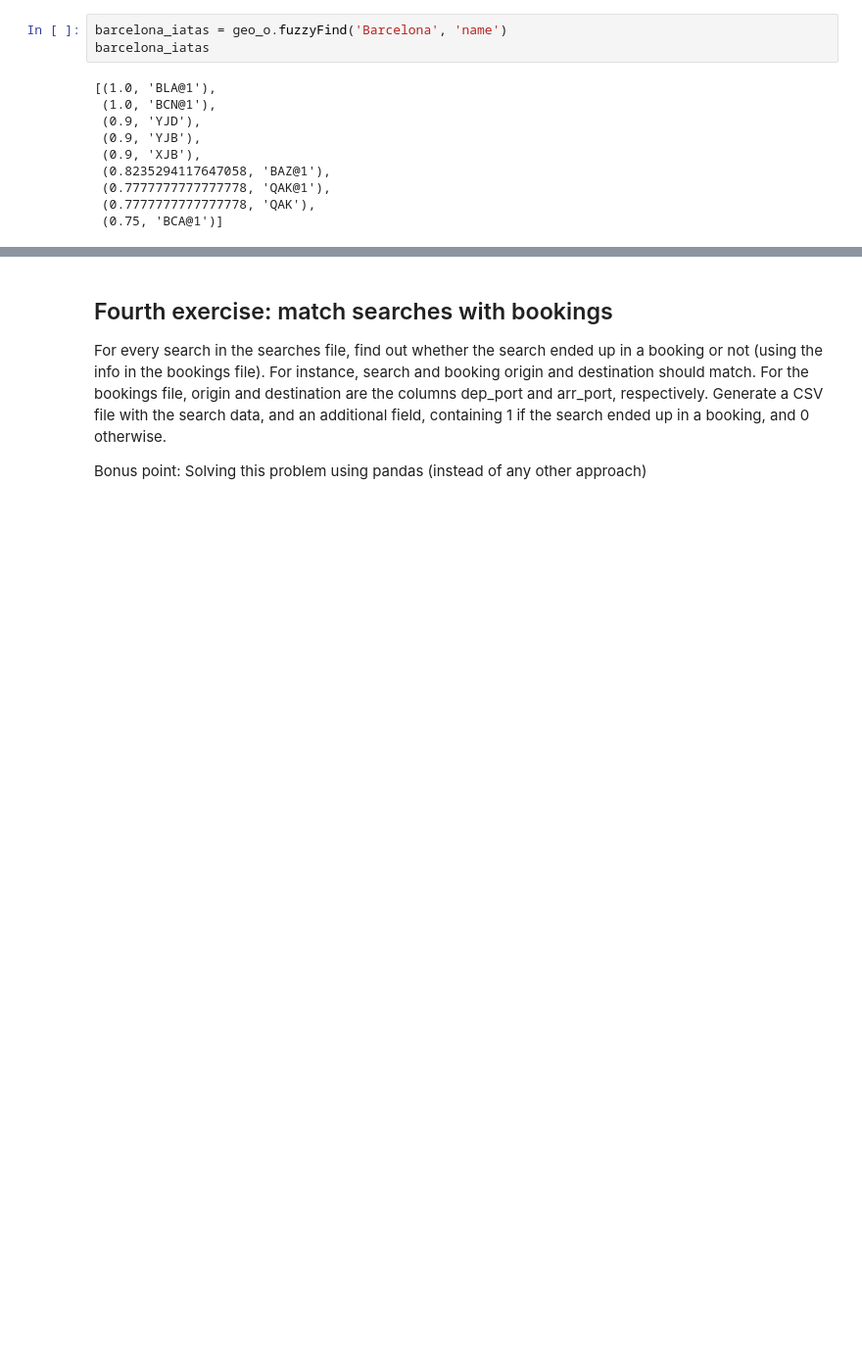
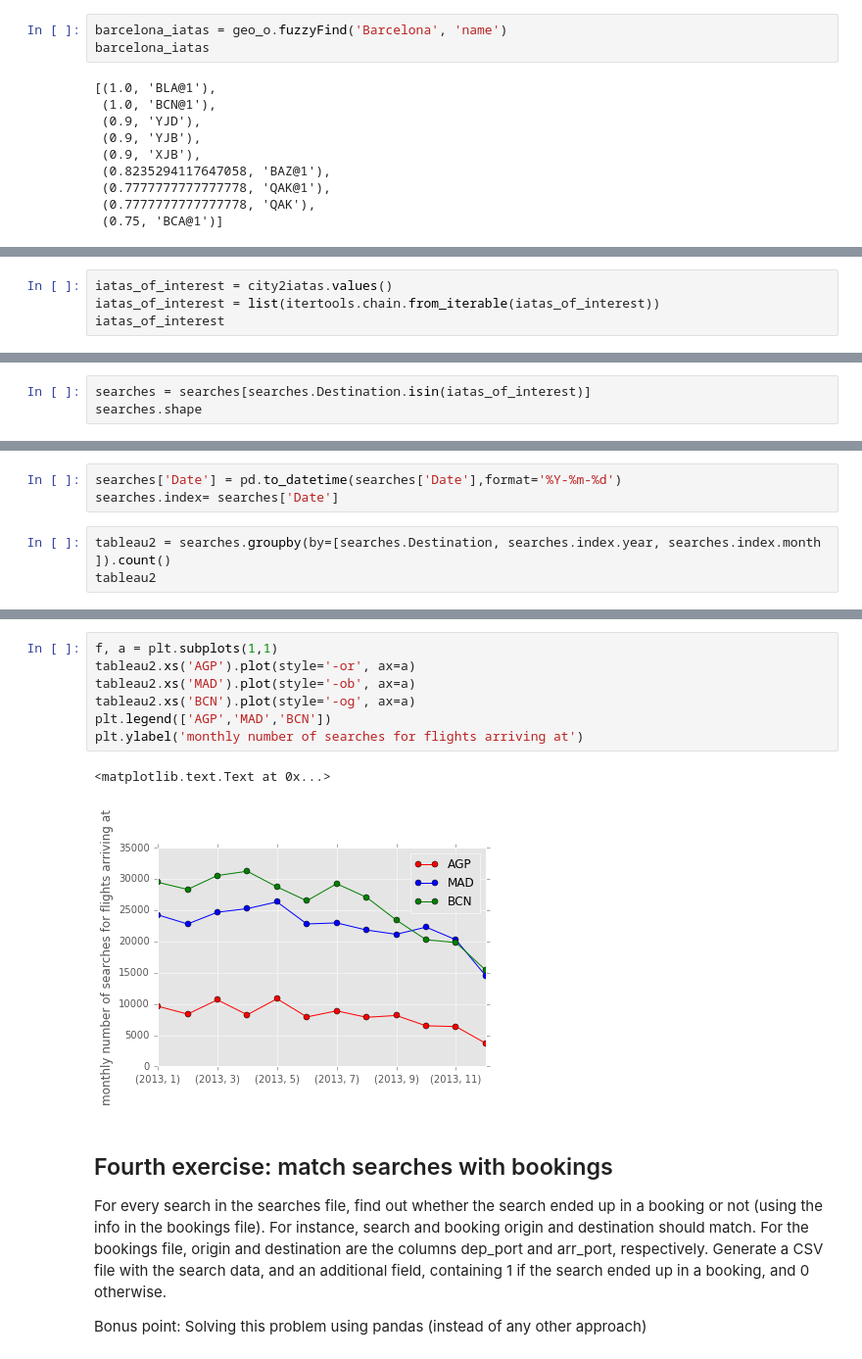
Before and after one commit to frallain/amadeus_challenge, a Jupyter notebook: amadeus_challenge.ipynb, the cells around one changed output, grey strips where cells are left out. Shown at 98% size. Saved outputs shown, nothing was run; the diff lists cells and outputs as text; blank space fills up the shorter version.

```diff
--- a/amadeus_challenge.ipynb
+++ b/amadeus_challenge.ipynb
@@ -159,0 +166,4 @@ city2iatas
+# %%
+iatas_of_interest = city2iatas.values()
+iatas_of_interest = list(itertools.chain.from_iterable(iatas_of_interest))
+iatas_of_interest
@@ -159,0 +183,3 @@ city2iatas
+# %%
+searches = searches[searches.Destination.isin(iatas_of_interest)]
+searches.shape
@@ -159,0 +188,6 @@ city2iatas
+# %%
+searches['Date'] = pd.to_datetime(searches['Date'],format='%Y-%m-%d')
+searches.index= searches['Date']
+# %%
+tableau2 = searches.groupby(by=[searches.Destination, searches.index.year, searches.index.month ]).count()
+tableau2
@@ -160,3 +213,13 @@ city2iatas
+# %%
+f, a = plt.subplots(1,1)
+tableau2.xs('AGP').plot(style='-or', ax=a)
+tableau2.xs('MAD').plot(style='-ob', ax=a)
+tableau2.xs('BCN').plot(style='-og', ax=a)
+plt.legend(['AGP','MAD','BCN'])
+plt.ylabel('monthly number of searches for flights arriving at')
+# %% [output]
+<matplotlib.text.Text at 0x...>
+[figure, added]
 # %% [markdown]
 ## Fourth exercise: match searches with bookings
 
```
Also changed, not shown: parts of 8 cells of this notebook.
